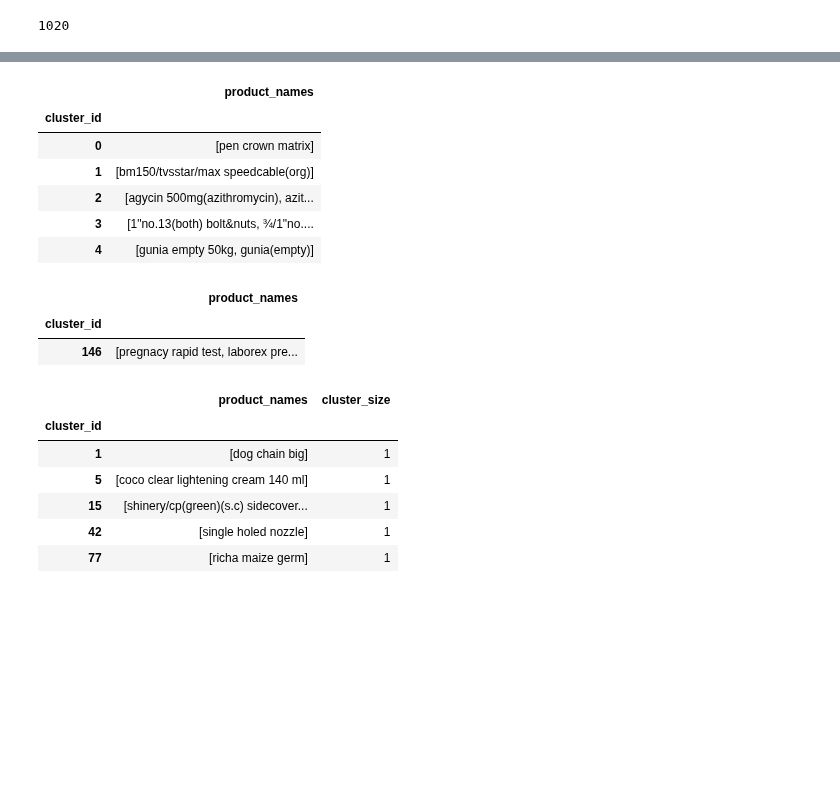
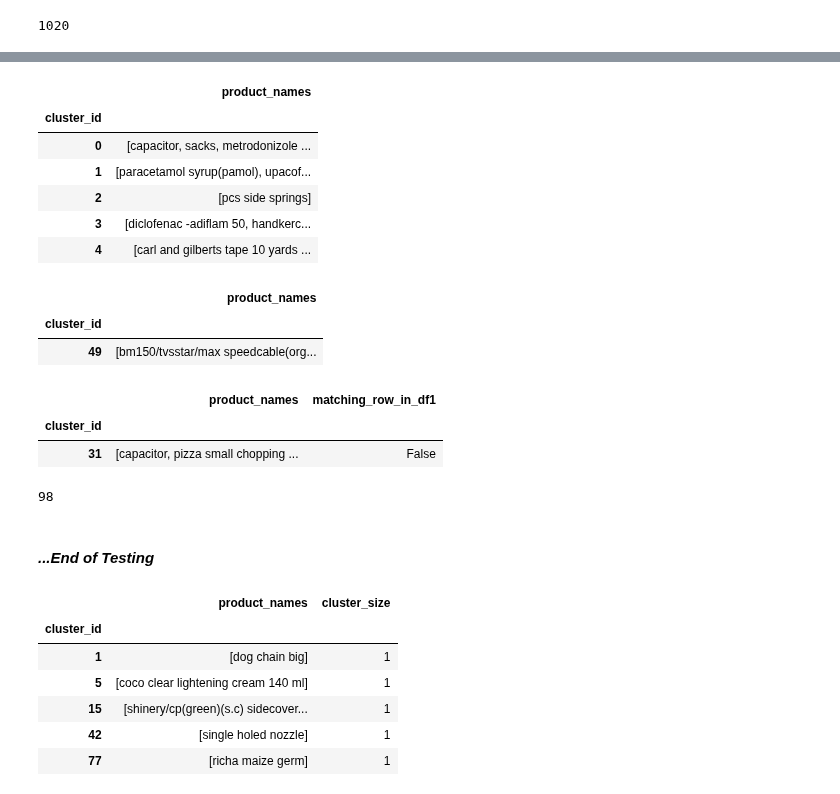
Before and after one commit to natbernard/Clustering-for-Product-Matching, a Jupyter notebook: models/model_v2/products_clustering.ipynb, the cells around one changed output, grey strips where cells are left out. Drawn from its saved outputs; the diff is of its cells as text; code cells hidden in the pictures; blank space fills up the shorter version.

```diff
--- a/models/model_v2/products_clustering.ipynb
+++ b/models/model_v2/products_clustering.ipynb
@@ -141,6 +172,6 @@ tfidf_matrix_2 = vectorizer.fit_transform(sample_2)
 # %%
 # clustering the data
-num_clusters = 290
+num_clusters = 311
 kmeans = KMeans(n_clusters=num_clusters, random_state=42).fit(tfidf_matrix_2)
 labels = kmeans.labels_
 
@@ -160,16 +191,24 @@ cluster_2_df.head(5)
 # %% [output]
 |  | product_names |
 | cluster_id |  |
-| 0 | [pen crown matrix] |
-| 1 | [bm150/tvsstar/max speedcable(org)] |
-| 2 | [agycin 500mg(azithromycin), azit... |
-| 3 | [1"no.13(both) bolt&nuts, ¾/1"no.... |
-| 4 | [gunia empty 50kg, gunia(empty)] |
+| 0 | [capacitor, sacks, metrodonizole ... |
+| 1 | [paracetamol syrup(pamol), upacof... |
+| 2 | [pcs side springs] |
+| 3 | [diclofenac -adiflam 50, handkerc... |
+| 4 | [carl and gilberts tape 10 yards ... |
+# %%
+search_item = 'bm150/tvsstar/max speedcable(org)'
+filtered_rows = cluster_1_df[cluster_1_df['product_names'].apply(lambda x: any(search_item in item for item in x))]
+filtered_rows
+# %% [output]
+|  | product_names |
+| cluster_id |  |
+| 49 | [bm150/tvsstar/max speedcable(org... |
 # %%
-search_item = 'pregnacy rapid test'
+search_item = 'bm/max(headlight) housingblackprastic'
 filtered_rows = cluster_2_df[cluster_2_df['product_names'].apply(lambda x: any(search_item in item for item in x))]
 filtered_rows
 # %% [output]
-|  | product_names |
-| cluster_id |  |
-| 146 | [pregnacy rapid test, laborex pre... |
+|  | product_names | matching_row_in_df1 |
+| cluster_id |  |  |
+| 31 | [capacitor, pizza small chopping ... | False |
@@ -176,3 +218,17 @@ filtered_rows
+# %%
+def find_matching_list(row):
+    set1 = set(row['product_names'])
+    matching_row = cluster_1_df['product_names'].apply(lambda x: set(x) == set1).any()
+    return matching_row
+
+# Applying the function to each row in df1
+cluster_2_df['matching_row_in_df1'] = cluster_2_df.apply(find_matching_list, axis=1)
+
+len(cluster_2_df[cluster_2_df['matching_row_in_df1'] == True])
+# %% [output]
+98
+# %% [markdown]
+#### *...End of Testing*
 # %%
 cluster_1_df['cluster_size'] = cluster_1_df['product_names'].apply(lambda x: len(x))
 cluster_1_df[cluster_1_df['cluster_size'] == 1]
```
Also changed, not shown: parts of 3 cells of this notebook.
